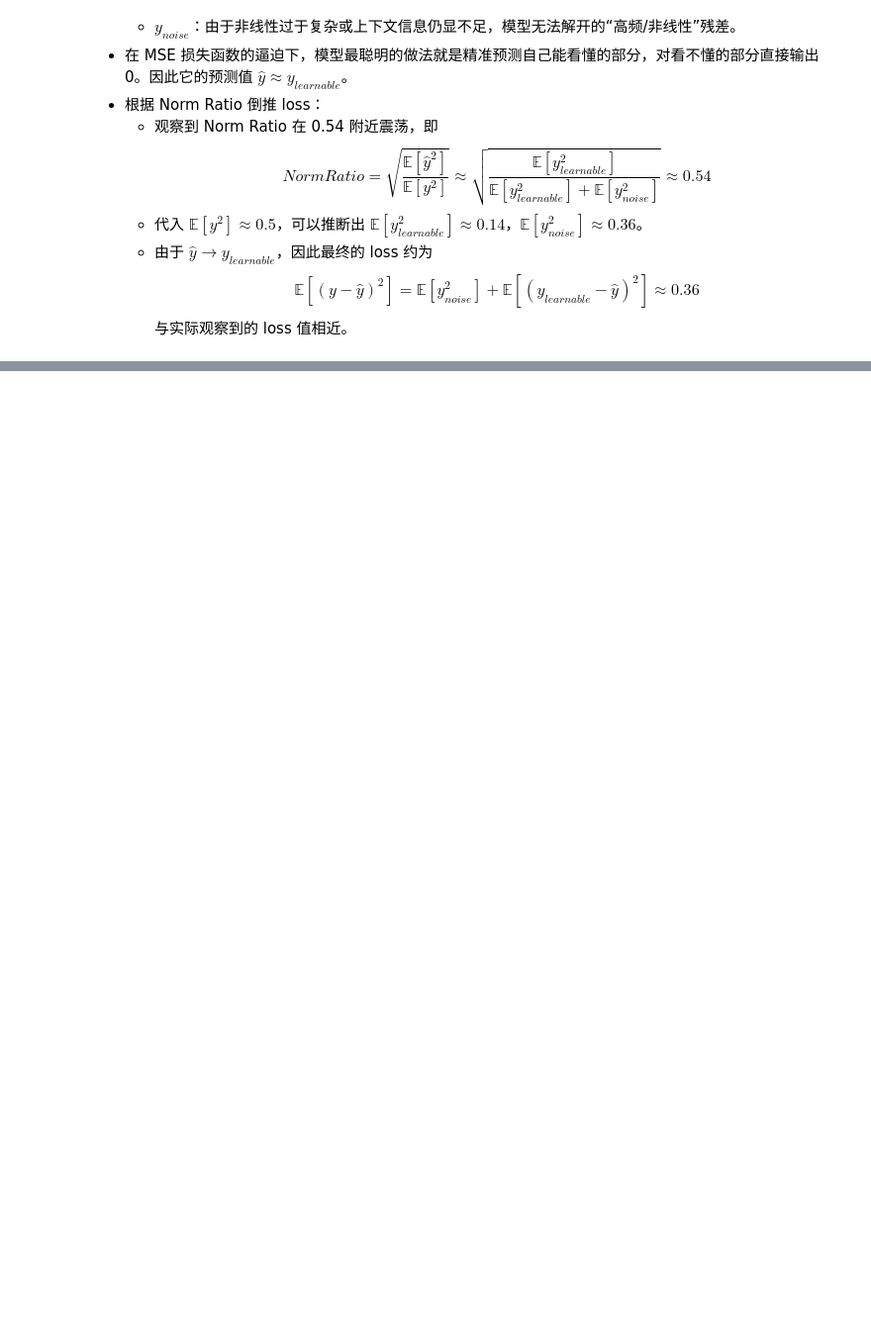
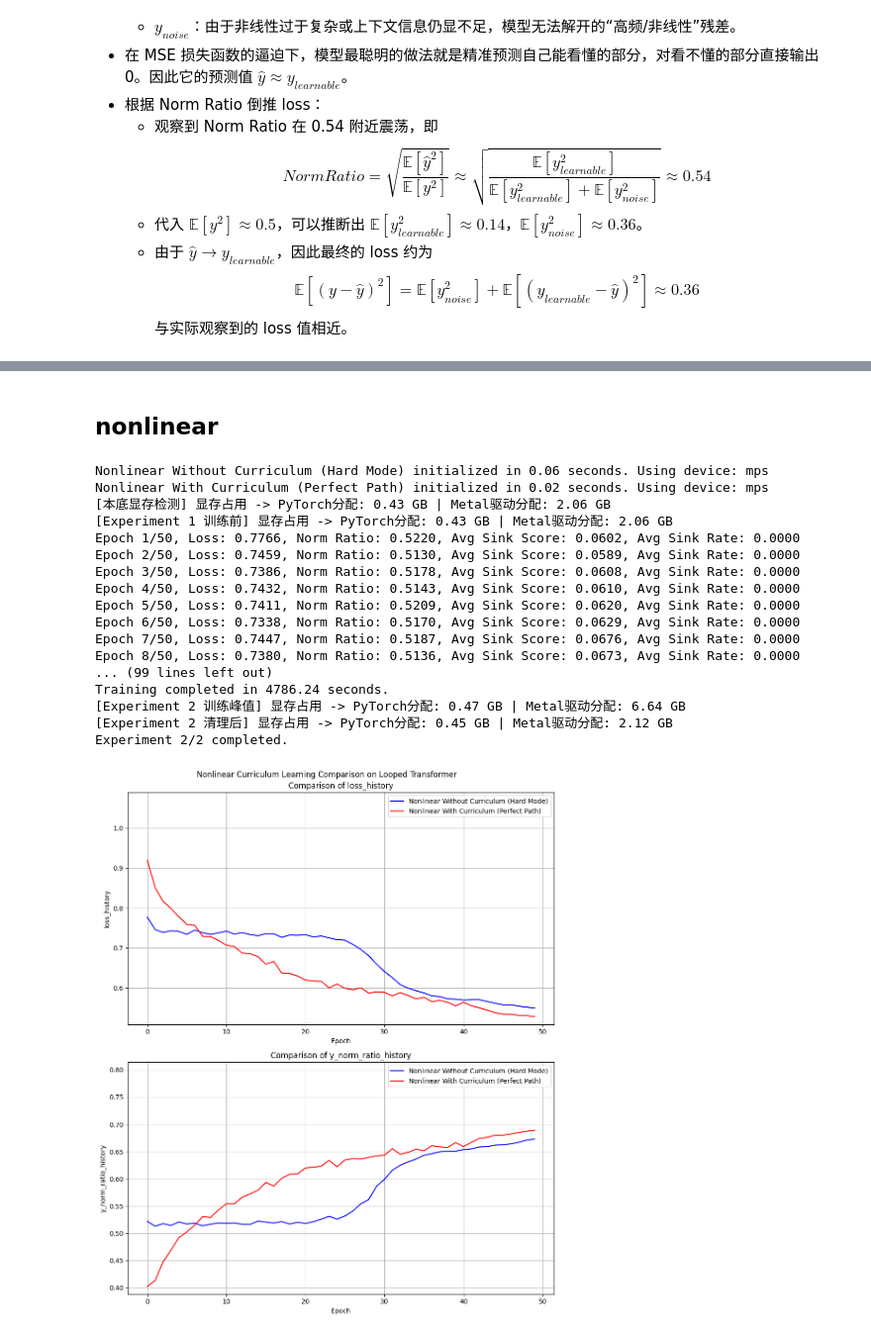
Before and after one commit to Bruce-lhq/looped-transformer-ablation-lab, a Jupyter notebook: Looped_Transformer.ipynb, the cells around one changed output, grey strips where cells are left out. Shown at 99% size. Saved outputs shown, nothing was run; the diff lists cells and outputs as text; code cells hidden in the pictures; blank space fills up the shorter version.

```diff
--- a/Looped_Transformer.ipynb
+++ b/Looped_Transformer.ipynb
@@ -1935,0 +1932,77 @@ Experiment 1/1 completed.
+# %% [markdown]
+## nonlinear
+# %%
+manual_config = dict(
+    # 任务基础配置
+    data_type='nonlinear',
+    function_callable=lambda x: 2**0.5 *F.relu(x),
+    max_seq_len=200,
+    d_x=20,
+    seq_len=80,
+    batch_size=64,
+
+    # 模型架构 (完全对齐论文)
+    num_blocks=20,
+    num_eff=15,
+    d_model=256,
+    num_heads=8,
+    pe_type=['learned_ape'],
+
+    # 核心物理机制配置
+    x_init='zero',               # 绝对零起点
+    init_std='auto',             # 方差自适应 (1/sqrt(256))
+    residual_gate=(1, 1),        # 标准注入
+    residual_gate_type='fixed',
+
+    # 优化器剥离外挂
+    optimizer_type='adam',
+    lr=1e-4,
+    layer_weight_decay=1.0,      # 关闭层级惩罚
+    seq_weight_decay=1.0,        # 关闭时间步惩罚
+    scheduler_type=None,         # 恒定学习率
+
+    # 运行控制
+    epochs=50,
+    steps_per_epoch=200,
+    print_every=1,
+
+    scheduled_training=True      # 开启 b 的 Kick-start
+)
+
+# === 定义并执行实验表 ===
+final_table = ExperimentTable(params_groups=[
+    {
+        'experiment_name': 'Nonlinear Without Curriculum (Hard Mode)',
+        'curriculum': {} # 空字典关闭课程学习
+    },
+    {
+        'experiment_name': 'Nonlinear With Curriculum (Perfect Path)',
+        'curriculum': {
+            'd_x': 5,
+            'seq_len': 10,
+            'duration_ratio': 0.8 # 前 40 个 epoch 完成课程
+        }
+    }
+], manual=manual_config)
+
+final_table.run(result_lists=[(['loss_history'], 'epoch'), (['y_norm_ratio_history'], 'epoch')])
+final_table.plot(figure_size=(10, 12), compare_experiments=True, subplot_shape=(-1, 1), suptitle='Nonlinear Curriculum Learning Comparison on Looped Transformer')
+# %% [output]
+Nonlinear Without Curriculum (Hard Mode) initialized in 0.06 seconds. Using device: mps
+Nonlinear With Curriculum (Perfect Path) initialized in 0.02 seconds. Using device: mps
+[本底显存检测] 显存占用 -> PyTorch分配: 0.43 GB | Metal驱动分配: 2.06 GB
+[Experiment 1 训练前] 显存占用 -> PyTorch分配: 0.43 GB | Metal驱动分配: 2.06 GB
+Epoch 1/50, Loss: 0.7766, Norm Ratio: 0.5220, Avg Sink Score: 0.0602, Avg Sink Rate: 0.0000
+Epoch 2/50, Loss: 0.7459, Norm Ratio: 0.5130, Avg Sink Score: 0.0589, Avg Sink Rate: 0.0000
+Epoch 3/50, Loss: 0.7386, Norm Ratio: 0.5178, Avg Sink Score: 0.0608, Avg Sink Rate: 0.0000
+Epoch 4/50, Loss: 0.7432, Norm Ratio: 0.5143, Avg Sink Score: 0.0610, Avg Sink Rate: 0.0000
+Epoch 5/50, Loss: 0.7411, Norm Ratio: 0.5209, Avg Sink Score: 0.0620, Avg Sink Rate: 0.0000
+Epoch 6/50, Loss: 0.7338, Norm Ratio: 0.5170, Avg Sink Score: 0.0629, Avg Sink Rate: 0.0000
+Epoch 7/50, Loss: 0.7447, Norm Ratio: 0.5187, Avg Sink Score: 0.0676, Avg Sink Rate: 0.0000
+Epoch 8/50, Loss: 0.7380, Norm Ratio: 0.5136, Avg Sink Score: 0.0673, Avg Sink Rate: 0.0000
+... (99 lines left out)
+Training completed in 4786.24 seconds.
+[Experiment 2 训练峰值] 显存占用 -> PyTorch分配: 0.47 GB | Metal驱动分配: 6.64 GB
+[Experiment 2 清理后] 显存占用 -> PyTorch分配: 0.45 GB | Metal驱动分配: 2.12 GB
+Experiment 2/2 completed.
+[figure, added]
```
Also changed, not shown: parts of 19 cells of this notebook, 3 other files.
